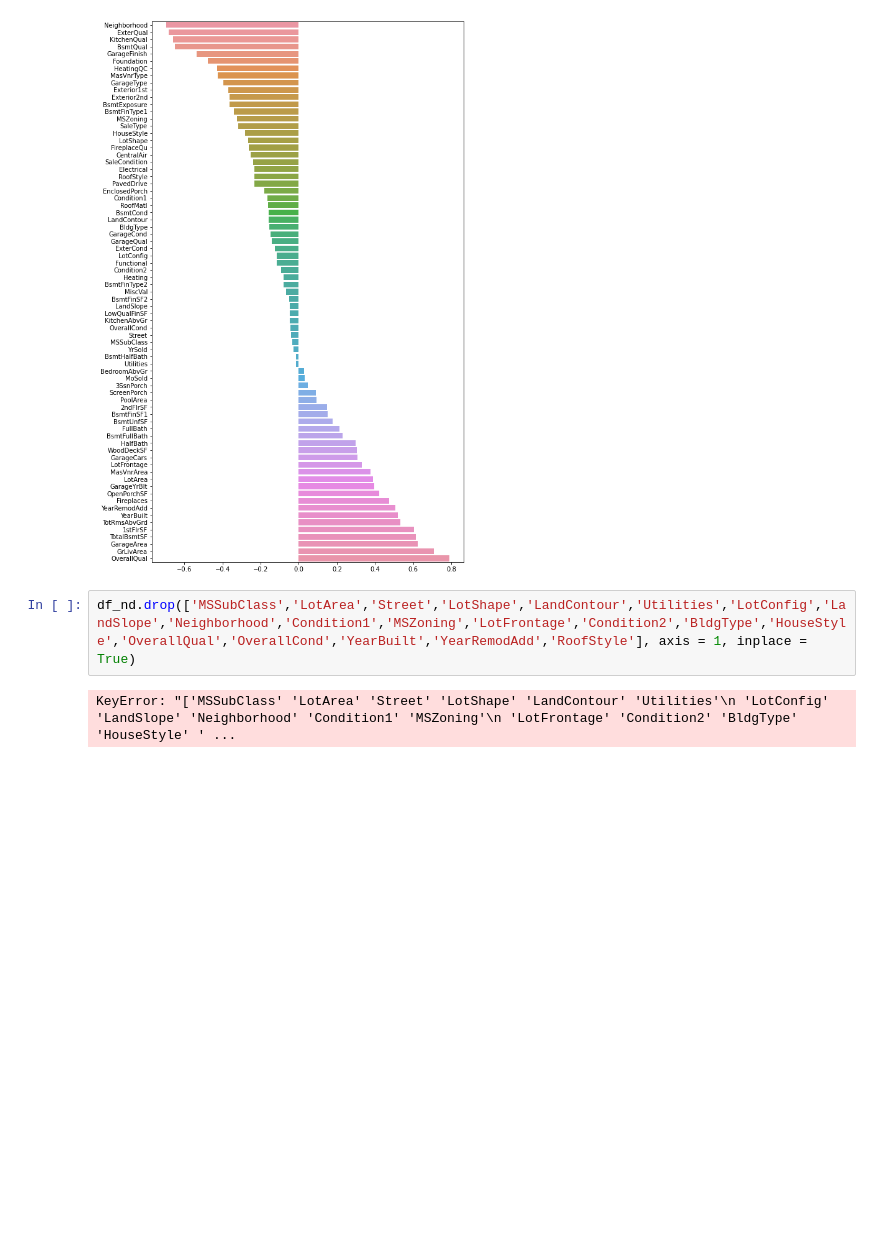
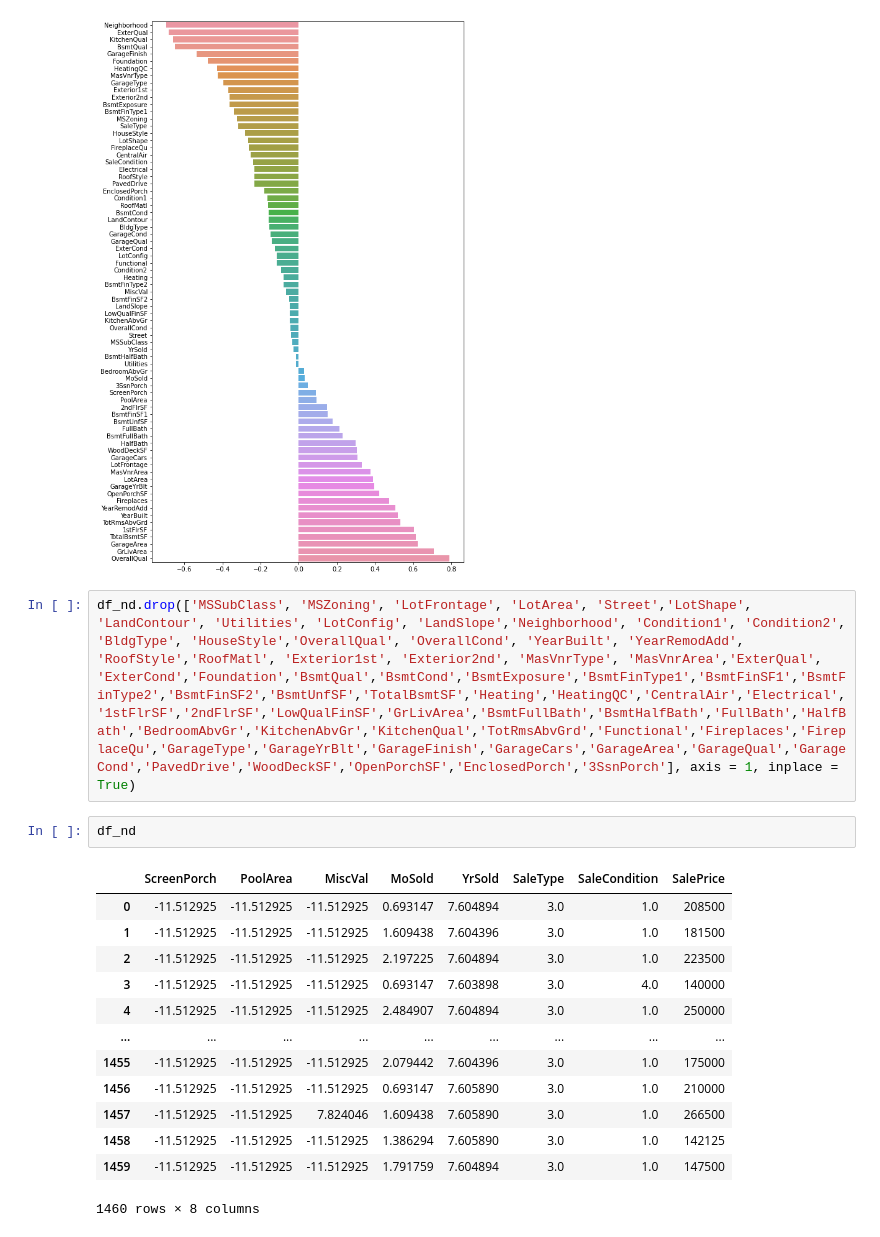
Before and after one commit to Ixiondbz/House-Prices-Prediction-Advanced-Regression-Techniques-, a Jupyter notebook: Training and Test.ipynb, the cells around one changed output. Saved outputs shown, nothing was run; the diff lists cells and outputs as text; blank space fills up the shorter version.

```diff
--- a/Training and Test.ipynb
+++ b/Training and Test.ipynb
@@ -216,6 +216,20 @@ sns.barplot(x=corr_feat_series, y=corr_feat_series.index, orient='h')
 <AxesSubplot:>
 [figure]
 # %%
-df_nd.drop(['MSSubClass','LotArea','Street','LotShape','LandContour','Utilities','LotConfig','LandSlope','Neighborhood','Condition1','MSZoning','LotFrontage','Condition2','BldgType','HouseStyle','OverallQual','OverallCond','YearBuilt','YearRemodAdd','RoofStyle'], axis = 1, inplace = True)
+df_nd.drop(['MSSubClass', 'MSZoning', 'LotFrontage', 'LotArea', 'Street','LotShape', 'LandContour', 'Utilities', 'LotConfig', 'LandSlope','Neighborhood', 'Condition1', 'Condition2', 'BldgType', 'HouseStyle','OverallQual', 'OverallCond', 'YearBuilt', 'YearRemodAdd', 'RoofStyle','RoofMatl', 'Exterior1st', 'Exterior2nd', 'MasVnrType', 'MasVnrArea','ExterQual', 'ExterCond','Foundation','BsmtQual','BsmtCond','BsmtExposure','BsmtFinType1','BsmtFinSF1','BsmtFinType2','BsmtFinSF2','BsmtUnfSF','TotalBsmtSF','Heating','HeatingQC','CentralAir','Electrical','1stFlrSF','2ndFlrSF','LowQualFinSF','GrLivArea','BsmtFullBath','BsmtHalfBath','FullBath','HalfBath','BedroomAbvGr','KitchenAbvGr','KitchenQual','TotRmsAbvGrd','Functional','Fireplaces','FireplaceQu','GarageType','GarageYrBlt','GarageFinish','GarageCars','GarageArea','GarageQual','GarageCond','PavedDrive','WoodDeckSF','OpenPorchSF','EnclosedPorch','3SsnPorch'], axis = 1, inplace = True)
-# %% [output]
-KeyError: "['MSSubClass' 'LotArea' 'Street' 'LotShape' 'LandContour' 'Utilities'\n 'LotConfig' 'LandSlope' 'Neighborhood' 'Condition1' 'MSZoning'\n 'LotFrontage' 'Condition2' 'BldgType' 'HouseStyle' ' ...
+# %%
+df_nd
+# %% [output]
+|  | ScreenPorch | PoolArea | MiscVal | MoSold | YrSold | SaleType | SaleCondition | SalePrice |
+| 0 | -11.512925 | -11.512925 | -11.512925 | 0.693147 | 7.604894 | 3.0 | 1.0 | 208500 |
+| 1 | -11.512925 | -11.512925 | -11.512925 | 1.609438 | 7.604396 | 3.0 | 1.0 | 181500 |
+| 2 | -11.512925 | -11.512925 | -11.512925 | 2.197225 | 7.604894 | 3.0 | 1.0 | 223500 |
+| 3 | -11.512925 | -11.512925 | -11.512925 | 0.693147 | 7.603898 | 3.0 | 4.0 | 140000 |
+| 4 | -11.512925 | -11.512925 | -11.512925 | 2.484907 | 7.604894 | 3.0 | 1.0 | 250000 |
+| ... | ... | ... | ... | ... | ... | ... | ... | ... |
+| 1455 | -11.512925 | -11.512925 | -11.512925 | 2.079442 | 7.604396 | 3.0 | 1.0 | 175000 |
+| 1456 | -11.512925 | -11.512925 | -11.512925 | 0.693147 | 7.605890 | 3.0 | 1.0 | 210000 |
+| 1457 | -11.512925 | -11.512925 | 7.824046 | 1.609438 | 7.605890 | 3.0 | 1.0 | 266500 |
+| 1458 | -11.512925 | -11.512925 | -11.512925 | 1.386294 | 7.605890 | 3.0 | 1.0 | 142125 |
+| 1459 | -11.512925 | -11.512925 | -11.512925 | 1.791759 | 7.604894 | 3.0 | 1.0 | 147500 |
+1460 rows × 8 columns
```
